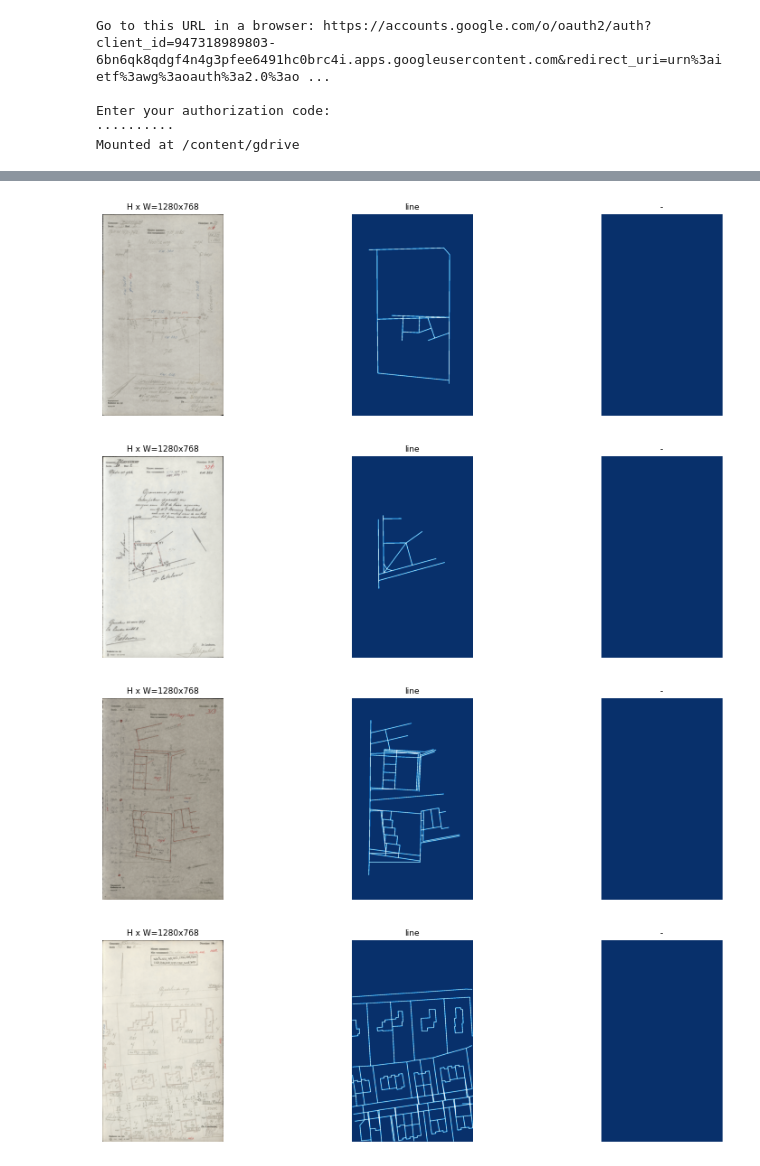
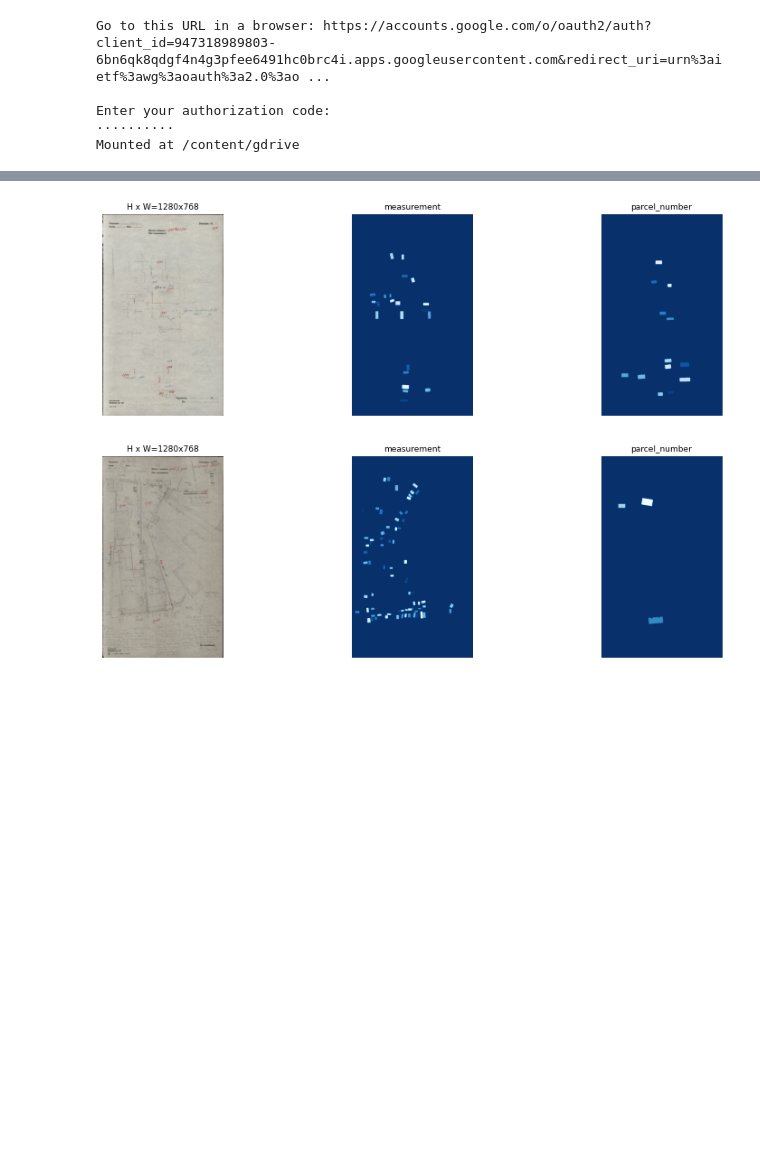
Before and after one commit to TechMagic/instance-segmentation-maskrcnn, a Jupyter notebook: train/train.ipynb, the cells around one changed output, grey strips where cells are left out. Saved outputs shown, nothing was run; the diff lists cells and outputs as text; code cells hidden in the pictures; blank space fills up the shorter version.

Commit message:
Re-exported train.ipynb

```diff
--- a/train/train.ipynb
+++ b/train/train.ipynb
@@ -68,0 +146,24 @@ Downloading pretrained model to /mask_rcnn_coco.h5 ...
+# %%
+image_ids = next(os.walk(dataset_dir))[1]
+
+# Add images
+random.shuffle(image_ids)
+
+split = .95
+image_ids_length = len(image_ids)
+split_idx = int(image_ids_length * split)
+train_ids, val_ids = image_ids[:split_idx], image_ids[split_idx:]
+
+train_size, test_size = len(train_ids), len(val_ids)
+print('Train set size: {train_size}.'.format(train_size=train_size))
+print('Validation set size: {test_size}.'.format(test_size=test_size))
+
+# Training dataset
+dataset_train = SketchDataset()
+dataset_train.load_sketch(train_ids)
+dataset_train.prepare()
+
+# Validation dataset
+dataset_val = SketchDataset()
+dataset_val.load_sketch(val_ids)
+dataset_val.prepare()
@@ -74,7 +178,6 @@ class SketchConfig(Config):
 
     BACKBONE='resnet50'
 
-    SAVE_INTERVAL = 2
     USE_MINI_MASK = True
 
     # Train on 1 GPU and 1 image per GPU. Batch size is 1 (GPUs * images/GPU).
@@ -82,7 +185,7 @@ class SketchConfig(Config):
     IMAGES_PER_GPU = 1
 
     # Number of classes (including background)
-    NUM_CLASSES = 1 + 1  # background + measurement + parcel number
+    NUM_CLASSES = 1 + 2  # background + measurement + parcel number
 
     # Use small images for faster training. Set the limits of the small side
     # the large side, which determines the image shape.
@@ -104,13 +207,13 @@ class SketchConfig(Config):
 
     # Reduce training ROIs per image because the images are small and have
     # few objects. Aim to allow ROI sampling to pick 33% positive ROIs.
-    TRAIN_ROIS_PER_IMAGE = 400
+    TRAIN_ROIS_PER_IMAGE = 300
 
     # Epoch size should approximate train set
-    STEPS_PER_EPOCH = 2000
+    STEPS_PER_EPOCH = train_size
 
     # Epoch size should approximate validation set
-    VALIDATION_STEPS = 100
+    VALIDATION_STEPS = test_size
 
 config = SketchConfig()
 config.display()
@@ -222,15 +238,13 @@ dataset_val.prepare()
 # %%
 # Load and display random samples
-image_ids = np.random.choice(dataset_train.image_ids, 4)
-for image_id in image_ids:
+for image_id in np.random.choice(dataset_train.image_ids, 2):
     image = dataset_train.load_image(image_id)
     mask, class_ids = dataset_train.load_mask(image_id)
     visualize.display_top_masks(image, mask, class_ids,
-                                dataset_train.class_names, limit=3)
+                                dataset_train.class_names,
+                                limit=config.NUM_CLASSES - 1)
 # %% [output]
-[figure, old version]
+[figure, new version]
-[figure, old version]
+[figure, new version]
-[figure, removed]
-[figure, removed]
 # %%
 # Create model in training mode
```
Also changed, not shown: parts of 18 cells of this notebook.
